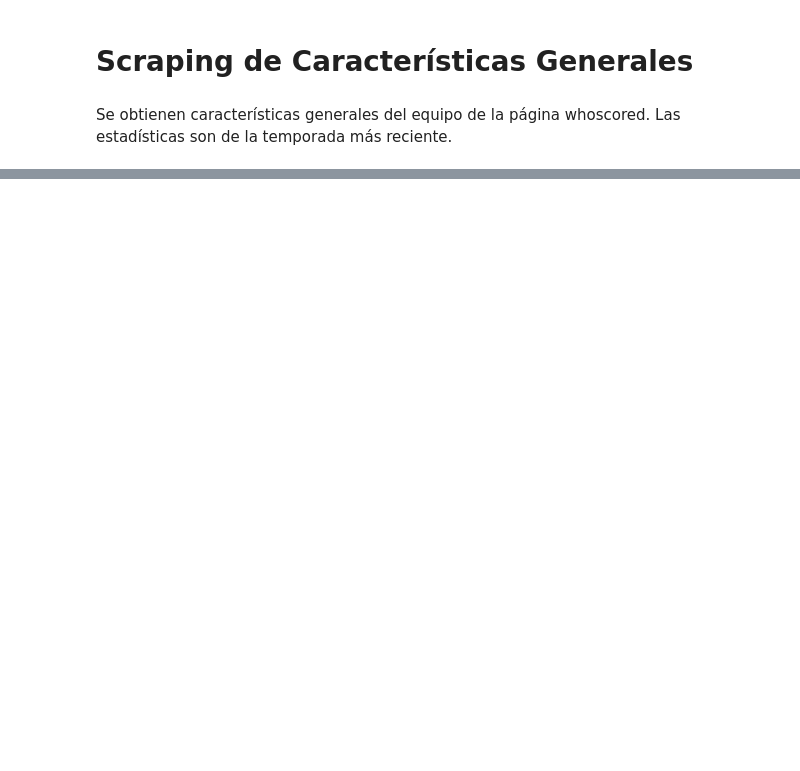
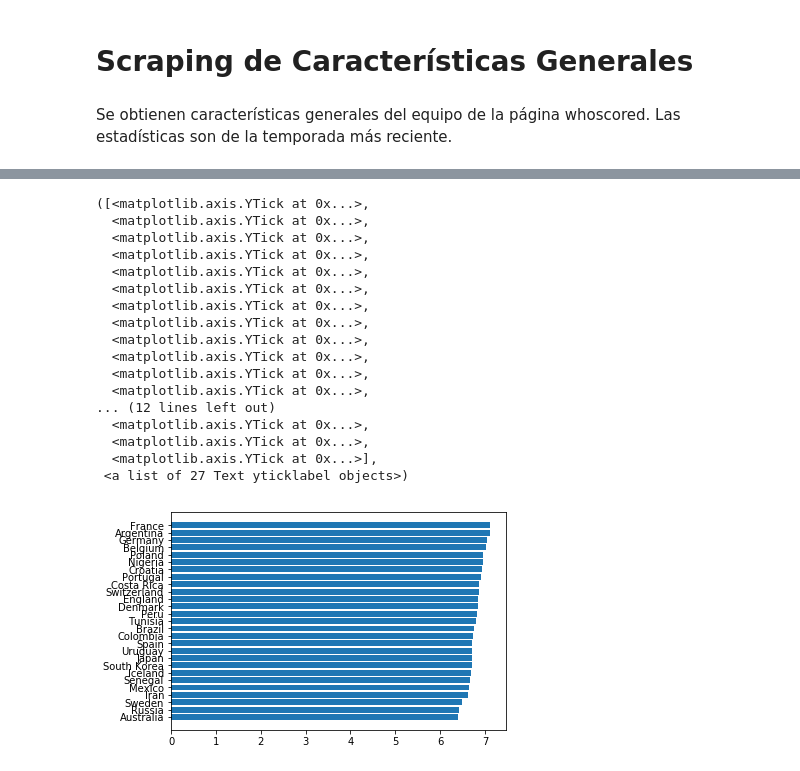
Before and after one commit to Howl24/Lineup-Prediction, a Jupyter notebook: CaracteristicasPorEquipo.ipynb, the cells around one changed output, grey strips where cells are left out. Drawn from its saved outputs; the diff is of its cells as text; code cells hidden in the pictures; blank space fills up the shorter version.

```diff
--- a/CaracteristicasPorEquipo.ipynb
+++ b/CaracteristicasPorEquipo.ipynb
@@ -114,0 +123,30 @@ df.to_csv("características_equipos.csv", index=False)
+# %%
+df = pd.read_csv("características_equipos.csv")
+# %%
+df['rating'] = df['rating'].apply(lambda x: x.replace(',', '.')).astype(float)
+# %%
+x = range(len(df['rating']))
+# %%
+df = df.sort_values('rating')
+# %%
+plt.barh(x, df['rating'])
+plt.yticks(x, df['Equipo'])
+# %% [output]
+([<matplotlib.axis.YTick at 0x...>,
+  <matplotlib.axis.YTick at 0x...>,
+  <matplotlib.axis.YTick at 0x...>,
+  <matplotlib.axis.YTick at 0x...>,
+  <matplotlib.axis.YTick at 0x...>,
+  <matplotlib.axis.YTick at 0x...>,
+  <matplotlib.axis.YTick at 0x...>,
+  <matplotlib.axis.YTick at 0x...>,
+  <matplotlib.axis.YTick at 0x...>,
+  <matplotlib.axis.YTick at 0x...>,
+  <matplotlib.axis.YTick at 0x...>,
+  <matplotlib.axis.YTick at 0x...>,
+... (12 lines left out)
+  <matplotlib.axis.YTick at 0x...>,
+  <matplotlib.axis.YTick at 0x...>,
+  <matplotlib.axis.YTick at 0x...>],
+ <a list of 27 Text yticklabel objects>)
+[figure, added]
```
Also changed, not shown: parts of 4 cells of this notebook, 2 other files.
